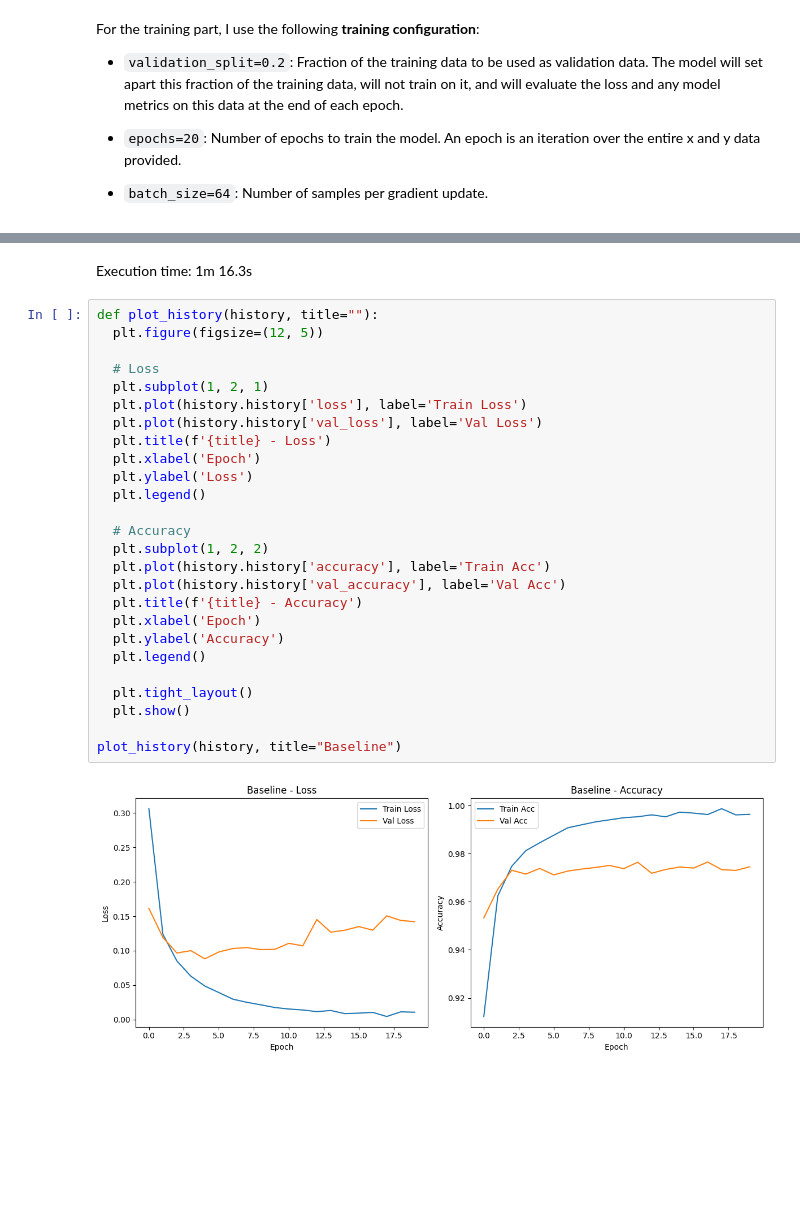
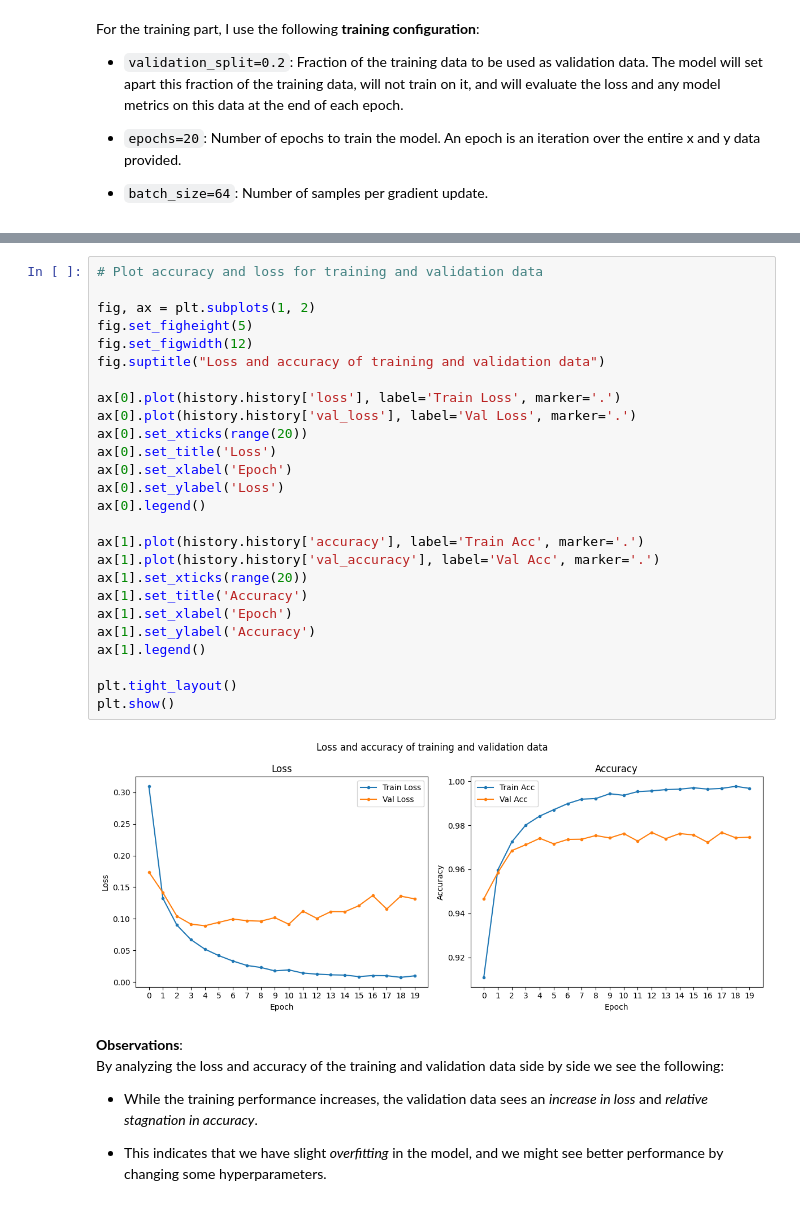
Before and after one commit to Tamarov128/mnist-mlp, a Jupyter notebook: multilayer_perceptron.ipynb, the cells around one changed output, grey strips where cells are left out. Saved outputs shown, nothing was run; the diff lists cells and outputs as text; blank space fills up the shorter version.

Commit message:
finished experiments for tf model

```diff
--- a/multilayer_perceptron.ipynb
+++ b/multilayer_perceptron.ipynb
@@ -232,31 +239,36 @@ Epoch 20/20
-# %% [markdown]
-Execution time: 1m 16.3s
-# %%
-def plot_history(history, title=""):
-  plt.figure(figsize=(12, 5))
-
-  # Loss
-  plt.subplot(1, 2, 1)
-  plt.plot(history.history['loss'], label='Train Loss')
-  plt.plot(history.history['val_loss'], label='Val Loss')
-  plt.title(f'{title} - Loss')
-  plt.xlabel('Epoch')
-  plt.ylabel('Loss')
-  plt.legend()
-
-  # Accuracy
-  plt.subplot(1, 2, 2)
-  plt.plot(history.history['accuracy'], label='Train Acc')
-  plt.plot(history.history['val_accuracy'], label='Val Acc')
-  plt.title(f'{title} - Accuracy')
-  plt.xlabel('Epoch')
-  plt.ylabel('Accuracy')
-  plt.legend()
-
-  plt.tight_layout()
-  plt.show()
-
-plot_history(history, title="Baseline")
-# %% [output]
-[figure, removed]
+# %%
+# Plot accuracy and loss for training and validation data
+
+fig, ax = plt.subplots(1, 2)
+fig.set_figheight(5)
+fig.set_figwidth(12)
+fig.suptitle("Loss and accuracy of training and validation data")
+
+ax[0].plot(history.history['loss'], label='Train Loss', marker='.')
+ax[0].plot(history.history['val_loss'], label='Val Loss', marker='.')
+ax[0].set_xticks(range(20))
+ax[0].set_title('Loss')
+ax[0].set_xlabel('Epoch')
+ax[0].set_ylabel('Loss')
+ax[0].legend()
+
+ax[1].plot(history.history['accuracy'], label='Train Acc', marker='.')
+ax[1].plot(history.history['val_accuracy'], label='Val Acc', marker='.')
+ax[1].set_xticks(range(20))
+ax[1].set_title('Accuracy')
+ax[1].set_xlabel('Epoch')
+ax[1].set_ylabel('Accuracy')
+ax[1].legend()
+
+plt.tight_layout()
+plt.show()
+# %% [output]
+[figure, added]
+# %% [markdown]
+**Observations**:
+By analyzing the loss and accuracy of the training and validation data side by side we see the following:
+
+- While the training performance increases, the validation data sees an *increase in loss* and *relative stagnation in accuracy*.
+
+- This indicates that we have slight *overfitting* in the model, and we might see better performance by changing some hyperparameters.
 # %%
```
Also changed, not shown: parts of 24 cells of this notebook.
